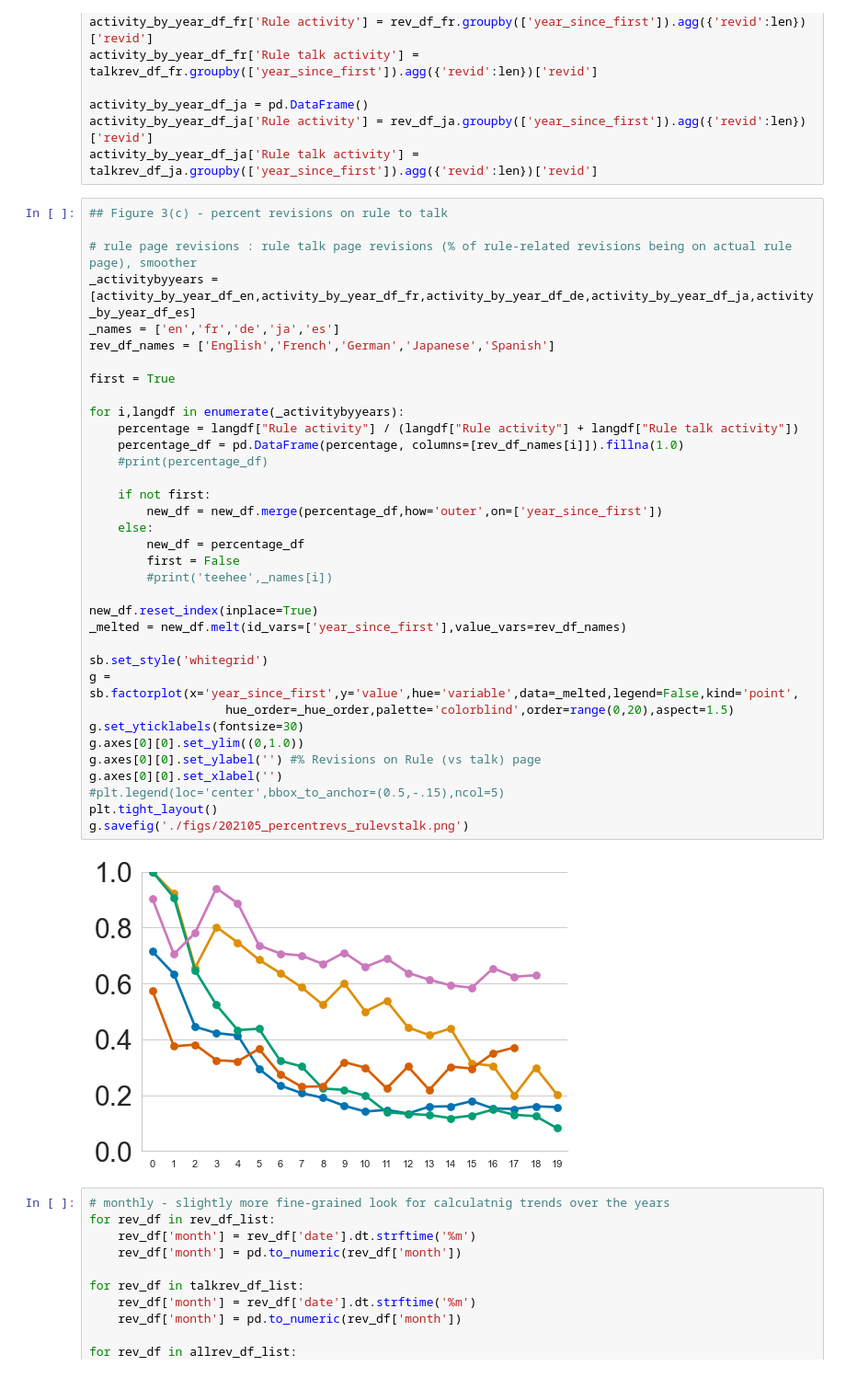
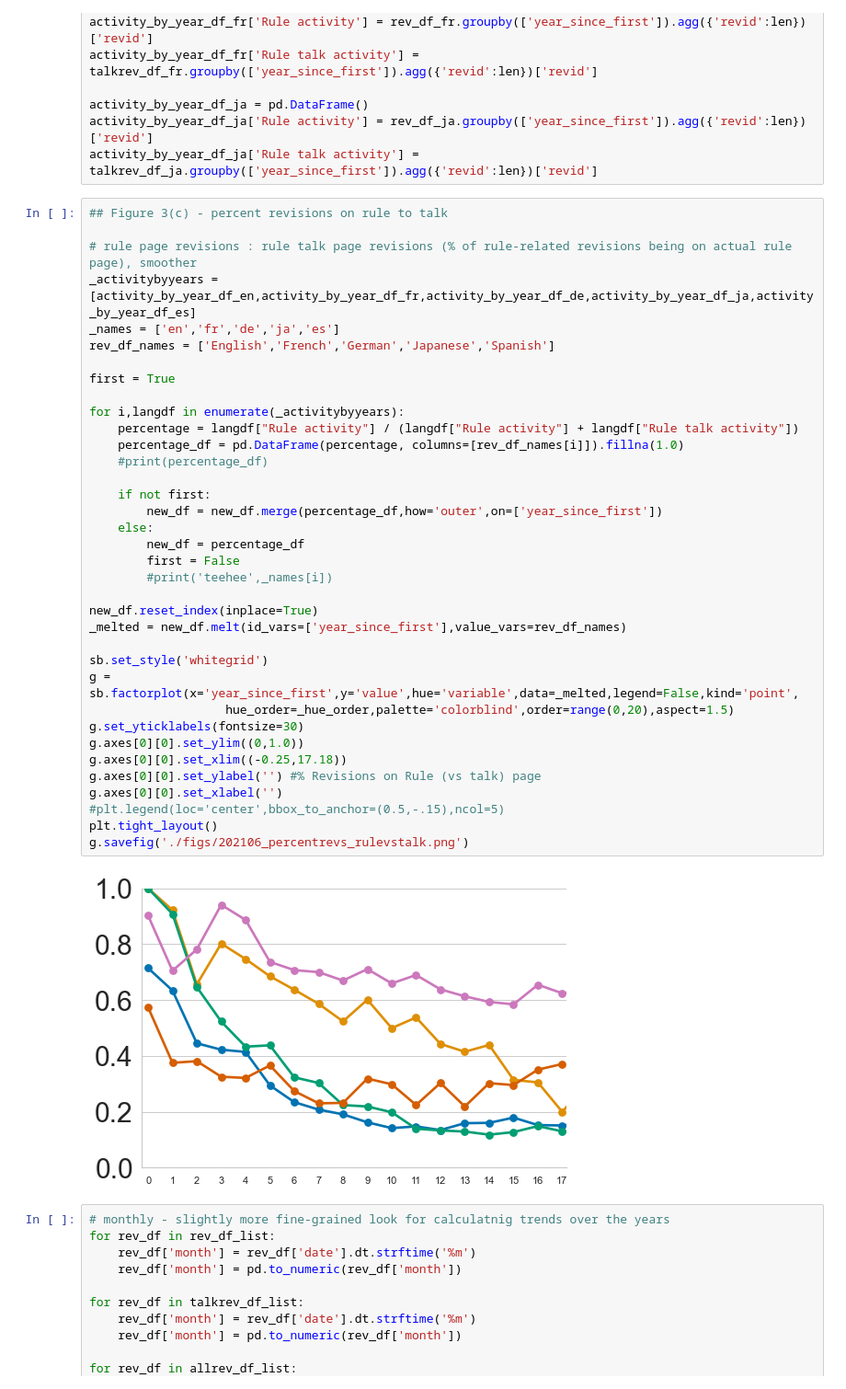
Before and after one commit to sohyeonhwang/wikipi, a Jupyter notebook: wikirules/rulerevision_analysis_202104.ipynb, the cells around one changed output. Shown at 92% size. Drawn from its saved outputs; the diff is of its cells as text.

```diff
--- a/wikirules/rulerevision_analysis_202104.ipynb
+++ b/wikirules/rulerevision_analysis_202104.ipynb
@@ -387,35 +404,36 @@ _activitybyyears = [activity_by_year_df_en,activity_by_year_df_fr,activity_by_ye
 _names = ['en','fr','de','ja','es']
 rev_df_names = ['English','French','German','Japanese','Spanish']
 
 first = True
 
 for i,langdf in enumerate(_activitybyyears):
     percentage = langdf["Rule activity"] / (langdf["Rule activity"] + langdf["Rule talk activity"])
     percentage_df = pd.DataFrame(percentage, columns=[rev_df_names[i]]).fillna(1.0)
     #print(percentage_df)
 
     if not first:
         new_df = new_df.merge(percentage_df,how='outer',on=['year_since_first'])
     else:
         new_df = percentage_df
         first = False
         #print('teehee',_names[i])
 
 new_df.reset_index(inplace=True)
 _melted = new_df.melt(id_vars=['year_since_first'],value_vars=rev_df_names)
 
 sb.set_style('whitegrid')
 g = sb.factorplot(x='year_since_first',y='value',hue='variable',data=_melted,legend=False,kind='point',
                    hue_order=_hue_order,palette='colorblind',order=range(0,20),aspect=1.5)
 g.set_yticklabels(fontsize=30)
 g.axes[0][0].set_ylim((0,1.0))
+g.axes[0][0].set_xlim((-0.25,17.18))
 g.axes[0][0].set_ylabel('') #% Revisions on Rule (vs talk) page
 g.axes[0][0].set_xlabel('')
 #plt.legend(loc='center',bbox_to_anchor=(0.5,-.15),ncol=5)
 plt.tight_layout()
-g.savefig('./figs/202105_percentrevs_rulevstalk.png')
+g.savefig('./figs/202106_percentrevs_rulevstalk.png')
 # %% [output]
-[figure, old version]
+[figure, new version]
 # %%
 # monthly - slightly more fine-grained look for calculatnig trends over the years
 for rev_df in rev_df_list:
```
Also changed, not shown: parts of 23 cells of this notebook.
